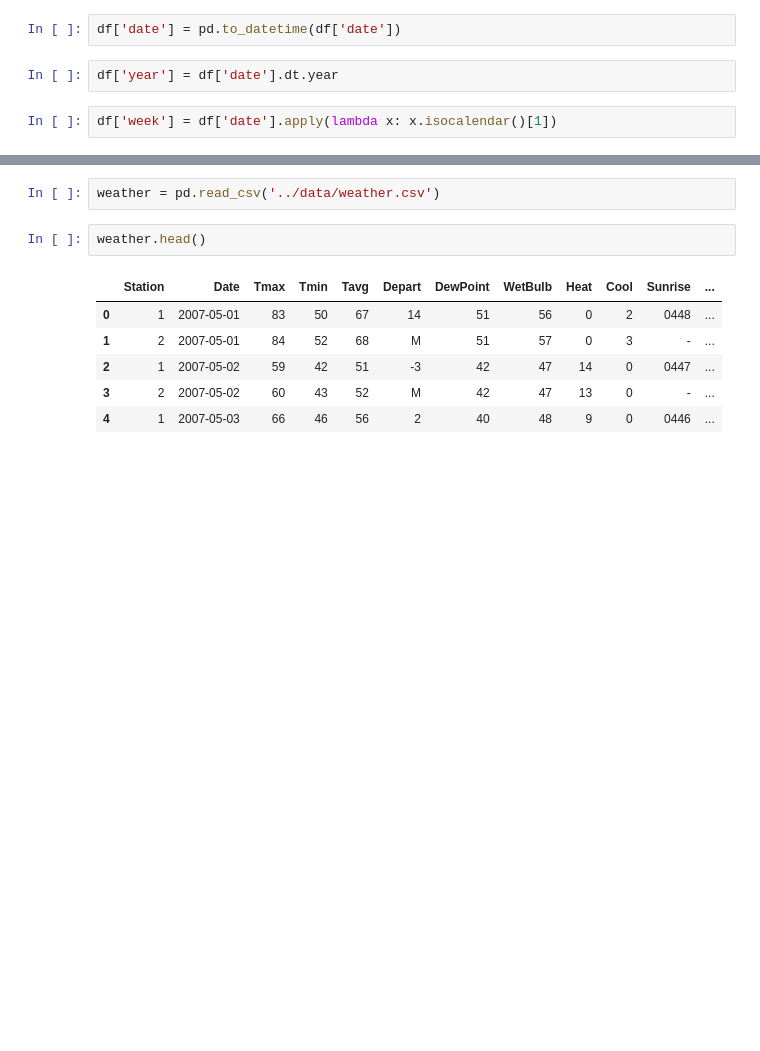
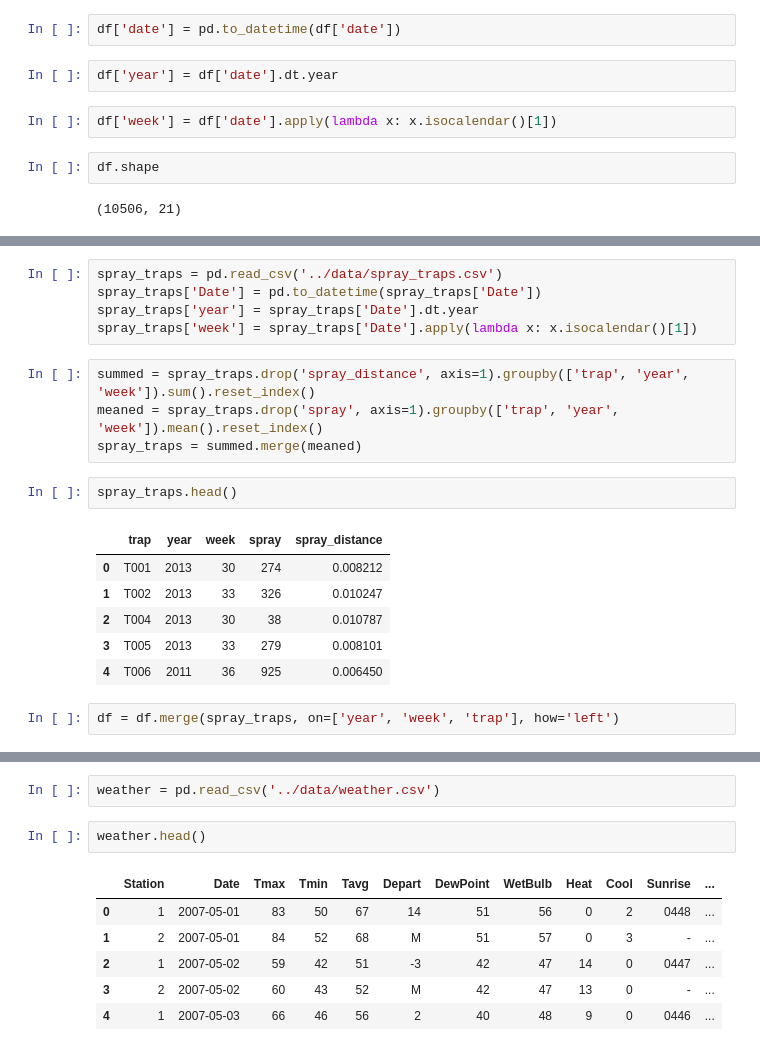
Before and after one commit to epidemix/west-nile-virus, a Jupyter notebook: chris-work/mosquito-research.ipynb, the cells around one changed output, grey strips where cells are left out. Cells and saved outputs as stored; diff of their text form; blank space fills up the shorter version.

```diff
--- a/chris-work/mosquito-research.ipynb
+++ b/chris-work/mosquito-research.ipynb
@@ -62,8 +62,32 @@ df['date'] = pd.to_datetime(df['date'])
 df['year'] = df['date'].dt.year
 # %%
 df['week'] = df['date'].apply(lambda x: x.isocalendar()[1])
+# %%
+df.shape
+# %% [output]
+(10506, 21)
 # %%
 df.head(1)
 # %% [output]
 |  | date | address | species | block | street | trap | addressnumberandstreet | latitude | longitude | ... |
 | 0 | 2007-05-29 | 4100 North Oak Park Avenue, Chica... | CULEX PIPIENS/RESTUANS | 41 | N OAK PARK AVE | T002 | 4100 N OAK PARK AVE, Chicago, IL | 41.95469 | -87.800991 | ... |
+# %%
+spray_traps = pd.read_csv('../data/spray_traps.csv')
+spray_traps['Date'] = pd.to_datetime(spray_traps['Date'])
+spray_traps['year'] = spray_traps['Date'].dt.year
+spray_traps['week'] = spray_traps['Date'].apply(lambda x: x.isocalendar()[1])
+# %%
+summed = spray_traps.drop('spray_distance', axis=1).groupby(['trap', 'year', 'week']).sum().reset_index()
+meaned = spray_traps.drop('spray', axis=1).groupby(['trap', 'year', 'week']).mean().reset_index()
+spray_traps = summed.merge(meaned)
+# %%
+spray_traps.head()
+# %% [output]
+|  | trap | year | week | spray | spray_distance |
+| 0 | T001 | 2013 | 30 | 274 | 0.008212 |
+| 1 | T002 | 2013 | 33 | 326 | 0.010247 |
+| 2 | T004 | 2013 | 30 | 38 | 0.010787 |
+| 3 | T005 | 2013 | 33 | 279 | 0.008101 |
+| 4 | T006 | 2011 | 36 | 925 | 0.006450 |
+# %%
+df = df.merge(spray_traps, on=['year', 'week', 'trap'], how='left')
```
Also changed, not shown: parts of 10 cells of this notebook, 1 other file.
